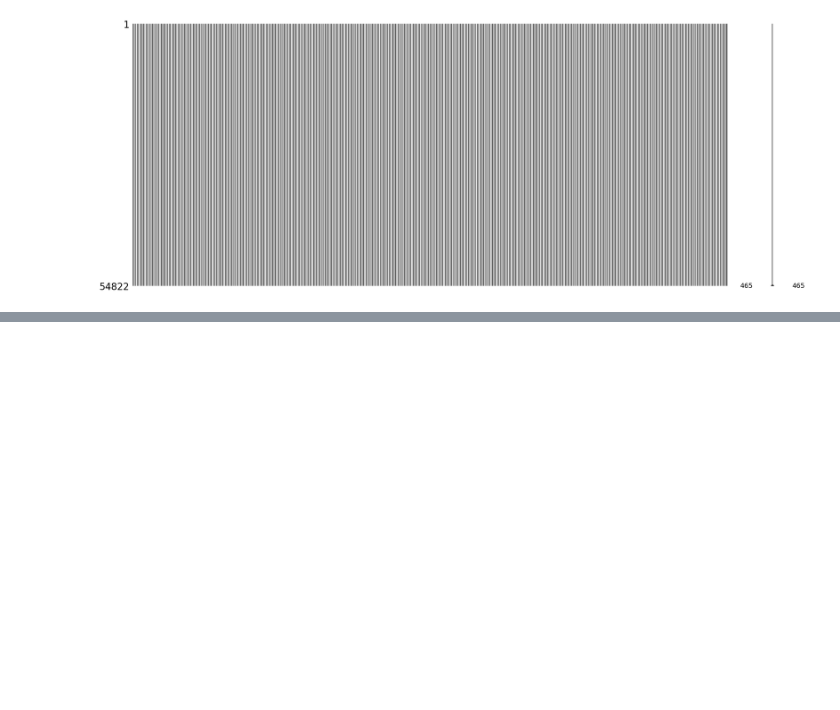
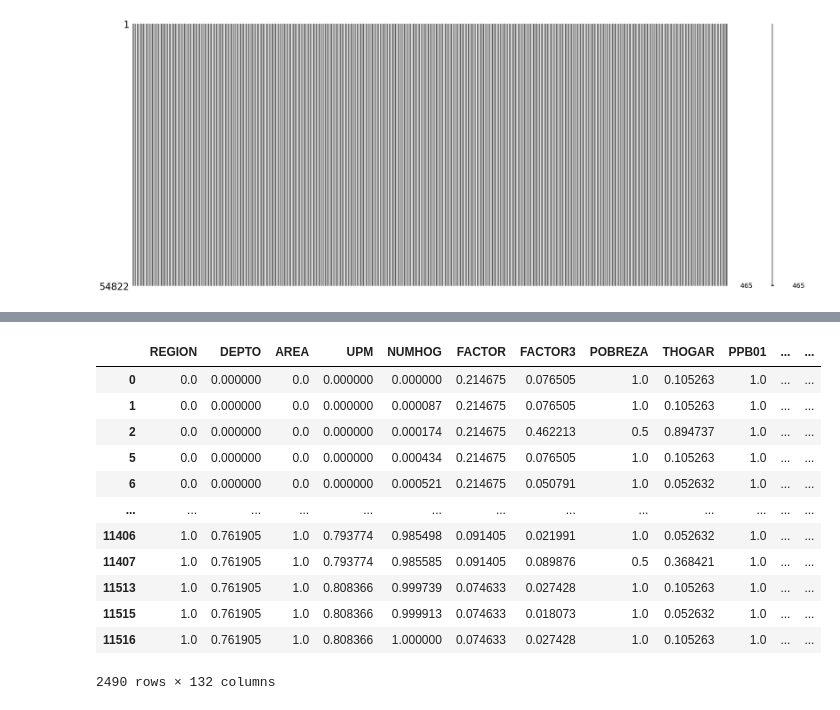
Before and after one commit to ChristopherG19/UVG_DS_Lab10, a Jupyter notebook: Laboratorio_10.ipynb, the cells around one changed output, grey strips where cells are left out. Drawn from its saved outputs; the diff is of its cells as text; code cells hidden in the pictures; blank space fills up the shorter version.

```diff
--- a/Laboratorio_10.ipynb
+++ b/Laboratorio_10.ipynb
@@ -305,0 +355,26 @@ plt.show()
+# %%
+scaler = MinMaxScaler()
+
+df_Hogar = df_Hogar.apply(pd.to_numeric, errors='coerce')
+columns_H = list(df_Hogar.columns)
+df_Hogar[columns_H] = scaler.fit_transform(df_Hogar[columns_H])
+
+df_Personas = df_Personas.apply(pd.to_numeric, errors='coerce')
+columns_P = list(df_Personas.columns)
+df_Personas[columns_P] = scaler.fit_transform(df_Personas[columns_P])
+# %%
+df_Hogar
+# %% [output]
+|  | REGION | DEPTO | AREA | UPM | NUMHOG | FACTOR | FACTOR3 | POBREZA | THOGAR | PPB01 | ... | ... |
+| 0 | 0.0 | 0.000000 | 0.0 | 0.000000 | 0.000000 | 0.214675 | 0.076505 | 1.0 | 0.105263 | 1.0 | ... | ... |
+| 1 | 0.0 | 0.000000 | 0.0 | 0.000000 | 0.000087 | 0.214675 | 0.076505 | 1.0 | 0.105263 | 1.0 | ... | ... |
+| 2 | 0.0 | 0.000000 | 0.0 | 0.000000 | 0.000174 | 0.214675 | 0.462213 | 0.5 | 0.894737 | 1.0 | ... | ... |
+| 5 | 0.0 | 0.000000 | 0.0 | 0.000000 | 0.000434 | 0.214675 | 0.076505 | 1.0 | 0.105263 | 1.0 | ... | ... |
+| 6 | 0.0 | 0.000000 | 0.0 | 0.000000 | 0.000521 | 0.214675 | 0.050791 | 1.0 | 0.052632 | 1.0 | ... | ... |
+| ... | ... | ... | ... | ... | ... | ... | ... | ... | ... | ... | ... | ... |
+| 11406 | 1.0 | 0.761905 | 1.0 | 0.793774 | 0.985498 | 0.091405 | 0.021991 | 1.0 | 0.052632 | 1.0 | ... | ... |
+| 11407 | 1.0 | 0.761905 | 1.0 | 0.793774 | 0.985585 | 0.091405 | 0.089876 | 0.5 | 0.368421 | 1.0 | ... | ... |
+| 11513 | 1.0 | 0.761905 | 1.0 | 0.808366 | 0.999739 | 0.074633 | 0.027428 | 1.0 | 0.105263 | 1.0 | ... | ... |
+| 11515 | 1.0 | 0.761905 | 1.0 | 0.808366 | 0.999913 | 0.074633 | 0.018073 | 1.0 | 0.052632 | 1.0 | ... | ... |
+| 11516 | 1.0 | 0.761905 | 1.0 | 0.808366 | 1.000000 | 0.074633 | 0.027428 | 1.0 | 0.105263 | 1.0 | ... | ... |
+2490 rows × 132 columns
```
Also changed, not shown: parts of 6 cells of this notebook.
